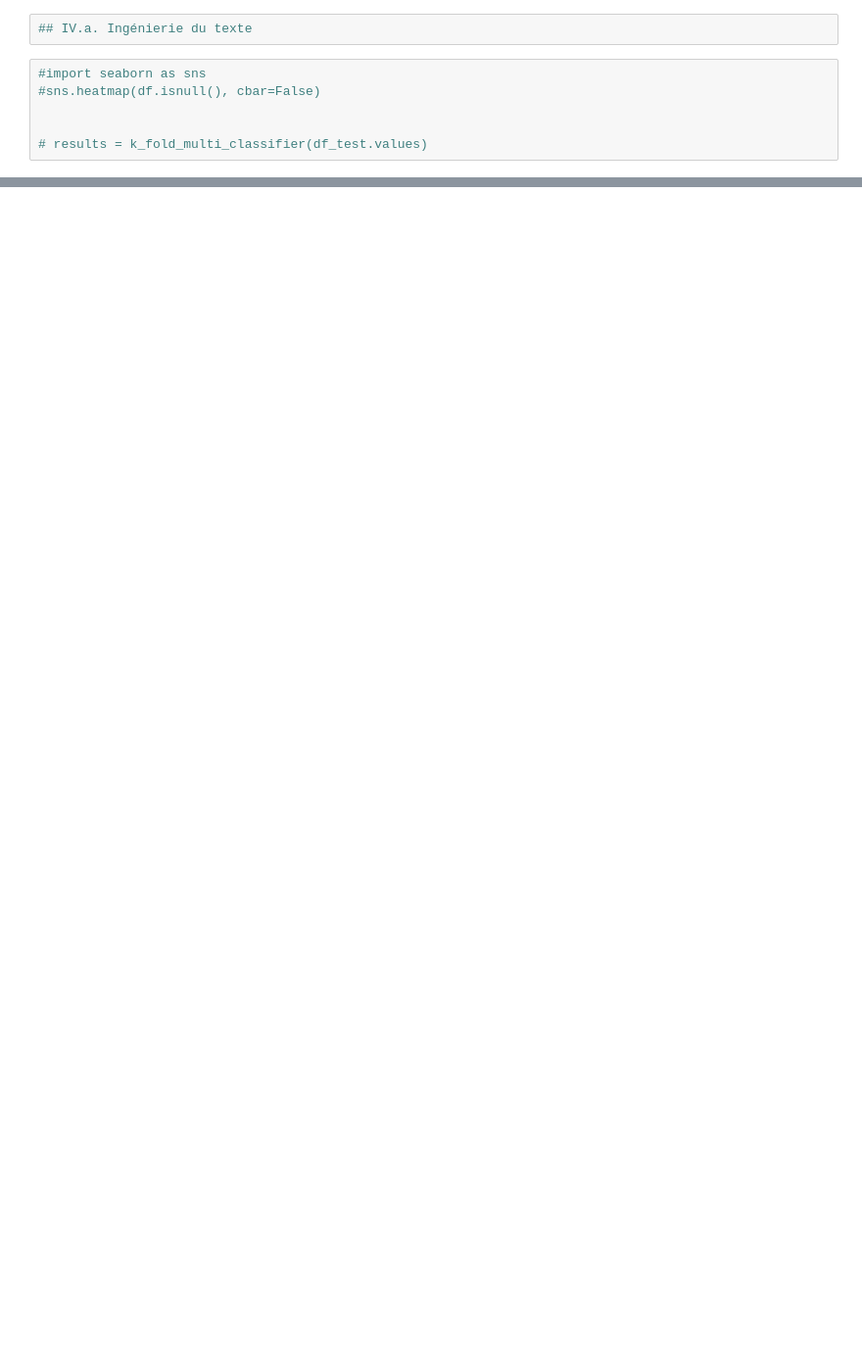
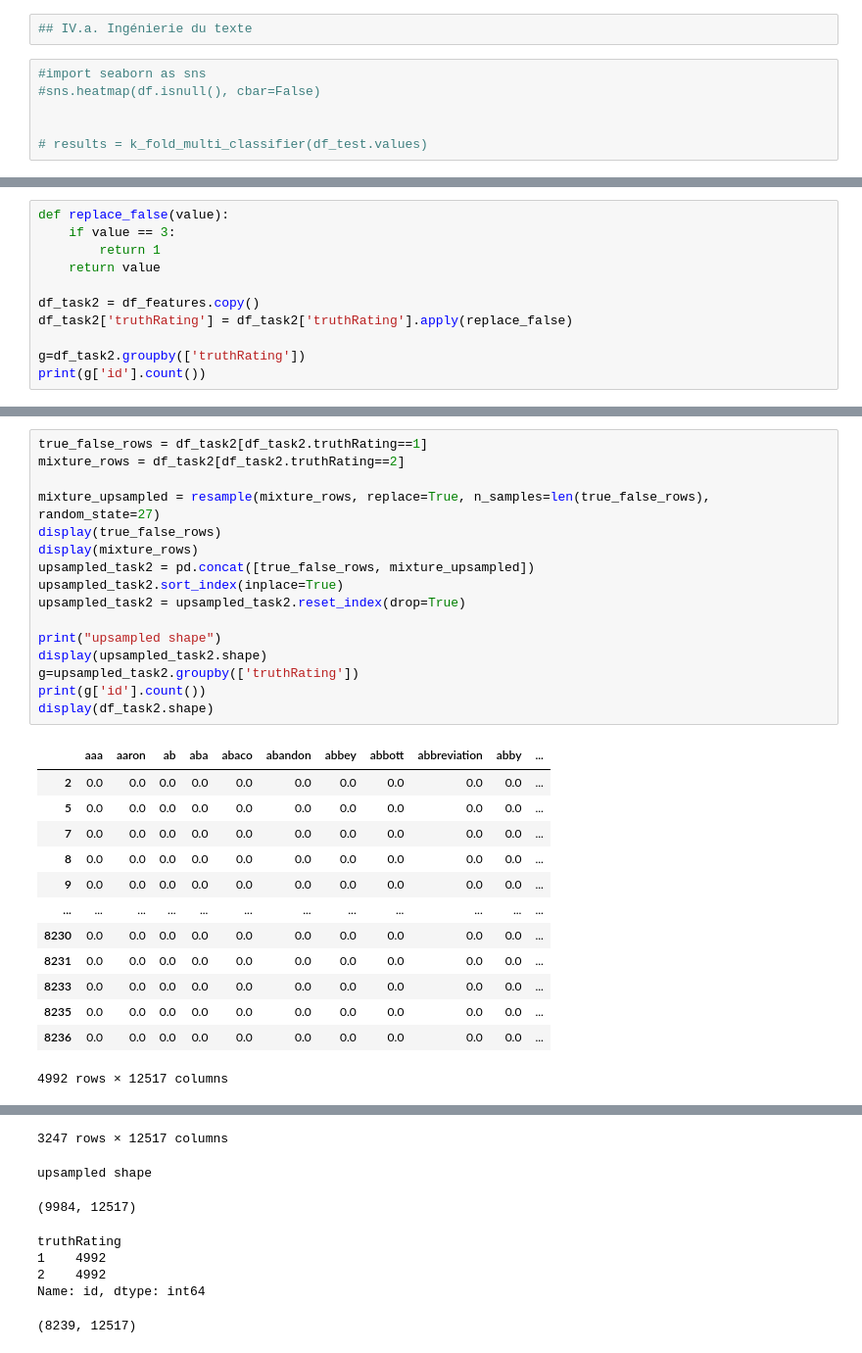
Before and after one commit to Dvassily/ClaimsClassification, a Jupyter notebook: Projet.ipynb, the cells around one changed output, grey strips where cells are left out. Shown at 98% size. Drawn from its saved outputs; the diff is of its cells as text; blank space fills up the shorter version.

```diff
--- a/Projet.ipynb
+++ b/Projet.ipynb
@@ -528,0 +716,11 @@ print(c['id'].count())
+# %%
+def replace_false(value):
+    if value == 3:
+        return 1
+    return value
+
+df_task2 = df_features.copy()
+df_task2['truthRating'] = df_task2['truthRating'].apply(replace_false)
+
+g=df_task2.groupby(['truthRating'])
+print(g['id'].count())
@@ -528,0 +734,30 @@ print(c['id'].count())
+# %%
+true_false_rows = df_task2[df_task2.truthRating==1]
+mixture_rows = df_task2[df_task2.truthRating==2]
+
+mixture_upsampled = resample(mixture_rows, replace=True, n_samples=len(true_false_rows), random_state=27)
+display(true_false_rows)
+display(mixture_rows)
+upsampled_task2 = pd.concat([true_false_rows, mixture_upsampled])
+upsampled_task2.sort_index(inplace=True)
+upsampled_task2 = upsampled_task2.reset_index(drop=True)
+
+print("upsampled shape")
+display(upsampled_task2.shape)
+g=upsampled_task2.groupby(['truthRating'])
+print(g['id'].count())
+display(df_task2.shape)
+# %% [output]
+|  | aaa | aaron | ab | aba | abaco | abandon | abbey | abbott | abbreviation | abby | ... |
+| 2 | 0.0 | 0.0 | 0.0 | 0.0 | 0.0 | 0.0 | 0.0 | 0.0 | 0.0 | 0.0 | ... |
+| 5 | 0.0 | 0.0 | 0.0 | 0.0 | 0.0 | 0.0 | 0.0 | 0.0 | 0.0 | 0.0 | ... |
+| 7 | 0.0 | 0.0 | 0.0 | 0.0 | 0.0 | 0.0 | 0.0 | 0.0 | 0.0 | 0.0 | ... |
+| 8 | 0.0 | 0.0 | 0.0 | 0.0 | 0.0 | 0.0 | 0.0 | 0.0 | 0.0 | 0.0 | ... |
+| 9 | 0.0 | 0.0 | 0.0 | 0.0 | 0.0 | 0.0 | 0.0 | 0.0 | 0.0 | 0.0 | ... |
+| ... | ... | ... | ... | ... | ... | ... | ... | ... | ... | ... | ... |
+| 8230 | 0.0 | 0.0 | 0.0 | 0.0 | 0.0 | 0.0 | 0.0 | 0.0 | 0.0 | 0.0 | ... |
+| 8231 | 0.0 | 0.0 | 0.0 | 0.0 | 0.0 | 0.0 | 0.0 | 0.0 | 0.0 | 0.0 | ... |
+| 8233 | 0.0 | 0.0 | 0.0 | 0.0 | 0.0 | 0.0 | 0.0 | 0.0 | 0.0 | 0.0 | ... |
+| 8235 | 0.0 | 0.0 | 0.0 | 0.0 | 0.0 | 0.0 | 0.0 | 0.0 | 0.0 | 0.0 | ... |
+| 8236 | 0.0 | 0.0 | 0.0 | 0.0 | 0.0 | 0.0 | 0.0 | 0.0 | 0.0 | 0.0 | ... |
+4992 rows × 12517 columns
@@ -528,0 +776,8 @@ print(c['id'].count())
+3247 rows × 12517 columns
+upsampled shape
+(9984, 12517)
+truthRating
+1    4992
+2    4992
+Name: id, dtype: int64
+(8239, 12517)
```
Also changed, not shown: parts of 33 cells of this notebook.
